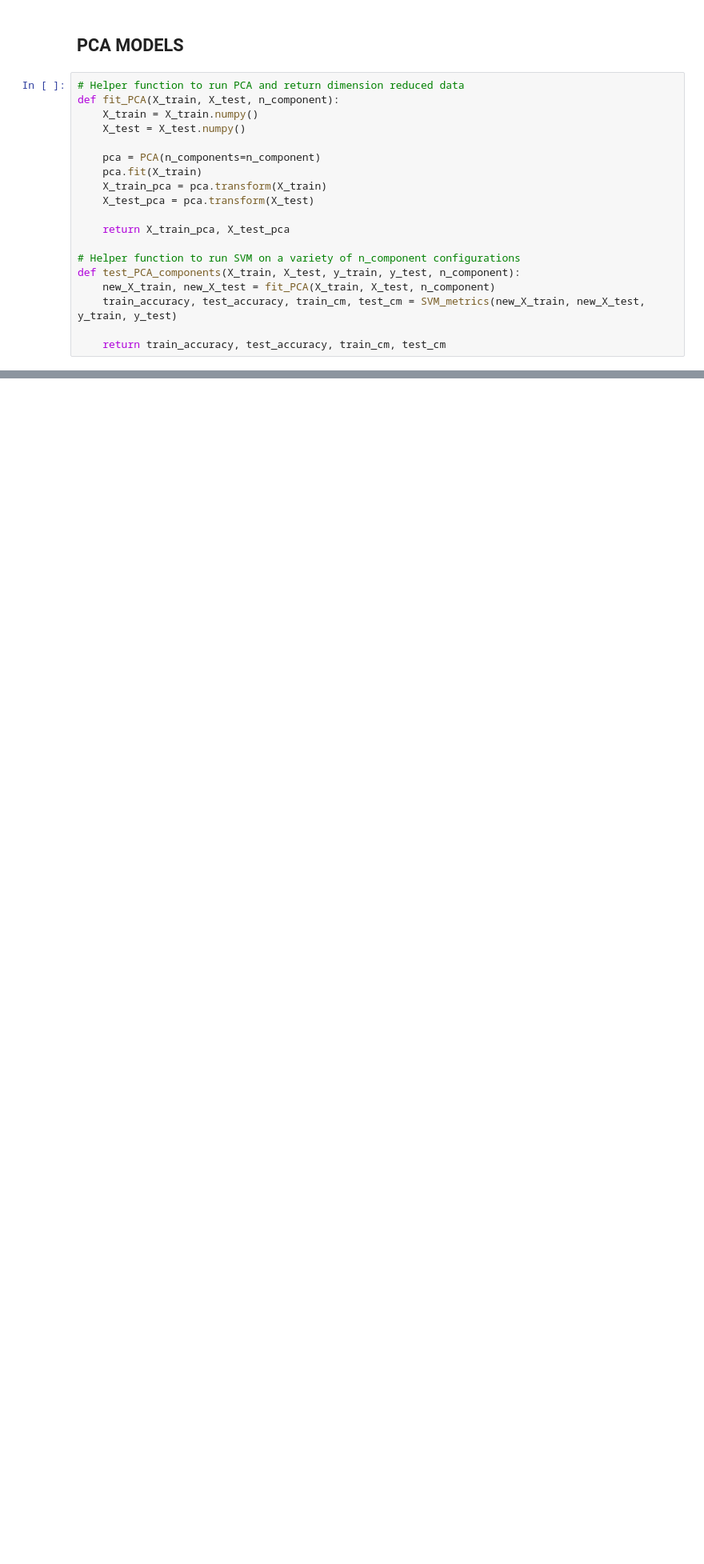
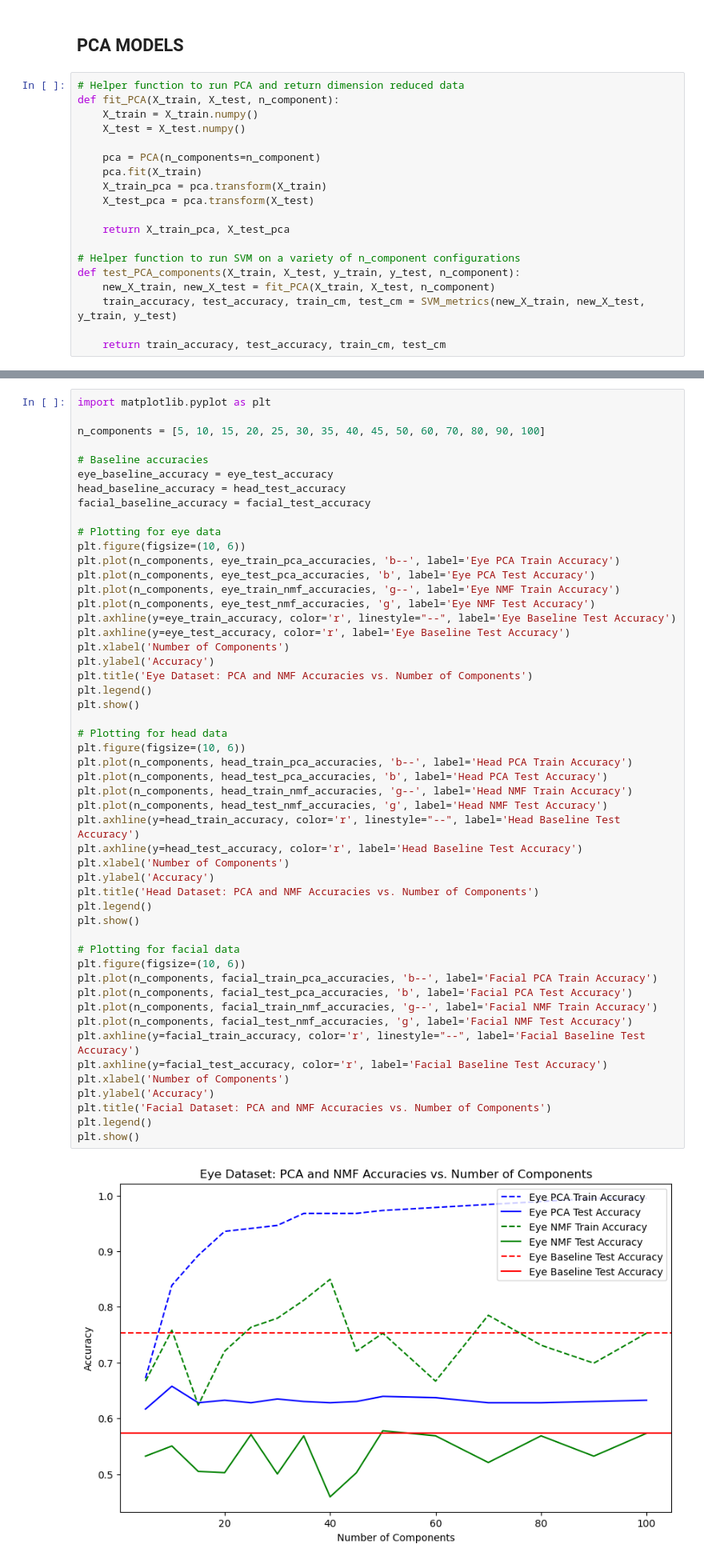
Before and after one commit to karenfeng/eigenfaces, a Jupyter notebook: ipynb/pca_nmf_plots.ipynb, the cells around one changed output, grey strips where cells are left out. Shown at 80% size. Saved outputs shown, nothing was run; the diff lists cells and outputs as text; blank space fills up the shorter version.

```diff
--- a/ipynb/pca_nmf_plots.ipynb
+++ b/ipynb/pca_nmf_plots.ipynb
@@ -229,0 +418,53 @@ plt.show()
+# %%
+import matplotlib.pyplot as plt
+
+n_components = [5, 10, 15, 20, 25, 30, 35, 40, 45, 50, 60, 70, 80, 90, 100]
+
+# Baseline accuracies
+eye_baseline_accuracy = eye_test_accuracy
+head_baseline_accuracy = head_test_accuracy
+facial_baseline_accuracy = facial_test_accuracy
+
+# Plotting for eye data
+plt.figure(figsize=(10, 6))
+plt.plot(n_components, eye_train_pca_accuracies, 'b--', label='Eye PCA Train Accuracy')
+plt.plot(n_components, eye_test_pca_accuracies, 'b', label='Eye PCA Test Accuracy')
+plt.plot(n_components, eye_train_nmf_accuracies, 'g--', label='Eye NMF Train Accuracy')
+plt.plot(n_components, eye_test_nmf_accuracies, 'g', label='Eye NMF Test Accuracy')
+plt.axhline(y=eye_train_accuracy, color='r', linestyle="--", label='Eye Baseline Test Accuracy')
+plt.axhline(y=eye_test_accuracy, color='r', label='Eye Baseline Test Accuracy')
+plt.xlabel('Number of Components')
+plt.ylabel('Accuracy')
+plt.title('Eye Dataset: PCA and NMF Accuracies vs. Number of Components')
+plt.legend()
+plt.show()
+
+# Plotting for head data
+plt.figure(figsize=(10, 6))
+plt.plot(n_components, head_train_pca_accuracies, 'b--', label='Head PCA Train Accuracy')
+plt.plot(n_components, head_test_pca_accuracies, 'b', label='Head PCA Test Accuracy')
+plt.plot(n_components, head_train_nmf_accuracies, 'g--', label='Head NMF Train Accuracy')
+plt.plot(n_components, head_test_nmf_accuracies, 'g', label='Head NMF Test Accuracy')
+plt.axhline(y=head_train_accuracy, color='r', linestyle="--", label='Head Baseline Test Accuracy')
+plt.axhline(y=head_test_accuracy, color='r', label='Head Baseline Test Accuracy')
+plt.xlabel('Number of Components')
+plt.ylabel('Accuracy')
+plt.title('Head Dataset: PCA and NMF Accuracies vs. Number of Components')
+plt.legend()
+plt.show()
+
+# Plotting for facial data
+plt.figure(figsize=(10, 6))
+plt.plot(n_components, facial_train_pca_accuracies, 'b--', label='Facial PCA Train Accuracy')
+plt.plot(n_components, facial_test_pca_accuracies, 'b', label='Facial PCA Test Accuracy')
+plt.plot(n_components, facial_train_nmf_accuracies, 'g--', label='Facial NMF Train Accuracy')
+plt.plot(n_components, facial_test_nmf_accuracies, 'g', label='Facial NMF Test Accuracy')
+plt.axhline(y=facial_train_accuracy, color='r', linestyle="--", label='Facial Baseline Test Accuracy')
+plt.axhline(y=facial_test_accuracy, color='r', label='Facial Baseline Test Accuracy')
+plt.xlabel('Number of Components')
+plt.ylabel('Accuracy')
+plt.title('Facial Dataset: PCA and NMF Accuracies vs. Number of Components')
+plt.legend()
+plt.show()
+# %% [output]
+[figure, added]
```
Also changed, not shown: parts of 17 cells of this notebook.
